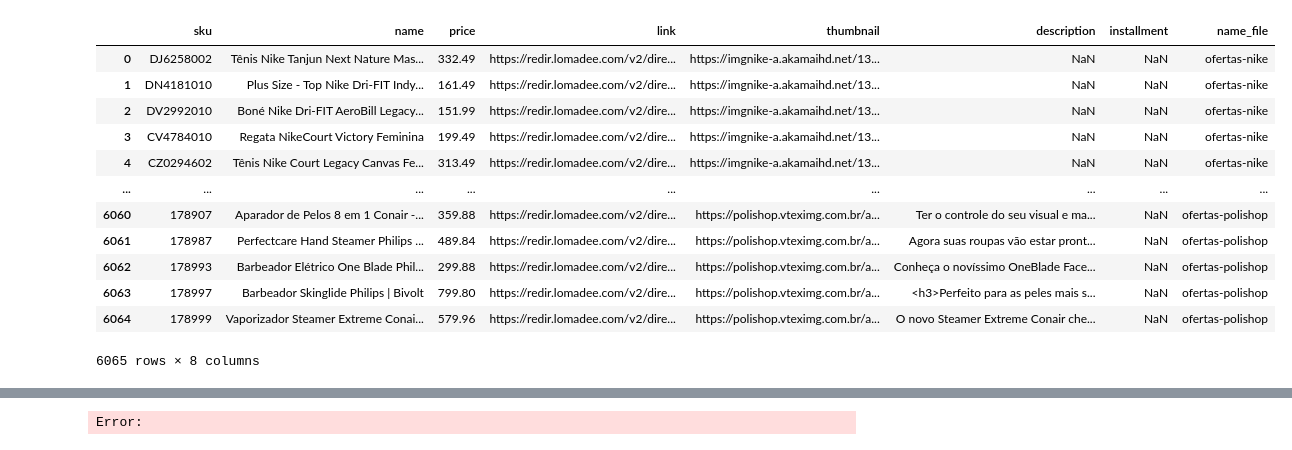
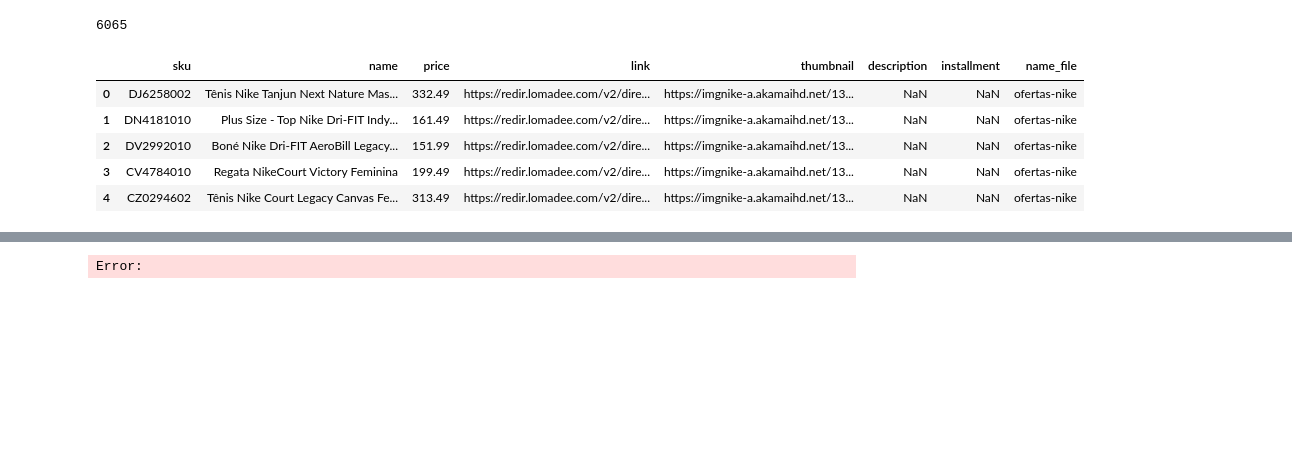
Before and after one commit to cezarbaque1/surprise-recomendacao, a Jupyter notebook: base_produtos.ipynb, the cells around one changed output, grey strips where cells are left out. Cells and saved outputs as stored; diff of their text form; code cells hidden in the pictures; blank space fills up the shorter version.

```diff
--- a/base_produtos.ipynb
+++ b/base_produtos.ipynb
@@ -6,32 +7,26 @@ import json
 # from langchain import *
 # %%
 directory = "ofertas"
-
 dataframes = []
 
 for file in glob.glob(os.path.join(directory, "*.xml")):
     # Ler o XML e converter para DataFrame
     df = pd.read_xml(file)
     df['name_file'] = file[8: len(file) -4]
     # Adicionar o DataFrame à lista
     dataframes.append(df)
 
 df = pd.concat(dataframes, ignore_index=True)
 
-df
+print(len(df))
+df.head()
 # %% [output]
+6065
 |  | sku | name | price | link | thumbnail | description | installment | name_file |
 | 0 | DJ6258002 | Tênis Nike Tanjun Next Nature Mas... | 332.49 | https://redir.lomadee.com/v2/dire... | https://imgnike-a.akamaihd.net/13... | NaN | NaN | ofertas-nike |
 | 1 | DN4181010 | Plus Size - Top Nike Dri-FIT Indy... | 161.49 | https://redir.lomadee.com/v2/dire... | https://imgnike-a.akamaihd.net/13... | NaN | NaN | ofertas-nike |
 | 2 | DV2992010 | Boné Nike Dri-FIT AeroBill Legacy... | 151.99 | https://redir.lomadee.com/v2/dire... | https://imgnike-a.akamaihd.net/13... | NaN | NaN | ofertas-nike |
 | 3 | CV4784010 | Regata NikeCourt Victory Feminina | 199.49 | https://redir.lomadee.com/v2/dire... | https://imgnike-a.akamaihd.net/13... | NaN | NaN | ofertas-nike |
 | 4 | CZ0294602 | Tênis Nike Court Legacy Canvas Fe... | 313.49 | https://redir.lomadee.com/v2/dire... | https://imgnike-a.akamaihd.net/13... | NaN | NaN | ofertas-nike |
-| ... | ... | ... | ... | ... | ... | ... | ... | ... |
-| 6060 | 178907 | Aparador de Pelos 8 em 1 Conair -... | 359.88 | https://redir.lomadee.com/v2/dire... | https://polishop.vteximg.com.br/a... | Ter o controle do seu visual e ma... | NaN | ofertas-polishop |
-| 6061 | 178987 | Perfectcare Hand Steamer Philips ... | 489.84 | https://redir.lomadee.com/v2/dire... | https://polishop.vteximg.com.br/a... | Agora suas roupas vão estar pront... | NaN | ofertas-polishop |
-| 6062 | 178993 | Barbeador Elétrico One Blade Phil... | 299.88 | https://redir.lomadee.com/v2/dire... | https://polishop.vteximg.com.br/a... | Conheça o novíssimo OneBlade Face... | NaN | ofertas-polishop |
-| 6063 | 178997 | Barbeador Skinglide Philips | Bivolt | 799.80 | https://redir.lomadee.com/v2/dire... | https://polishop.vteximg.com.br/a... | <h3>Perfeito para as peles mais s... | NaN | ofertas-polishop |
-| 6064 | 178999 | Vaporizador Steamer Extreme Conai... | 579.96 | https://redir.lomadee.com/v2/dire... | https://polishop.vteximg.com.br/a... | O novo Steamer Extreme Conair che... | NaN | ofertas-polishop |
-6065 rows × 8 columns
 # %%
 df['firstName'] = df['name'].str.split().str[0]
```
Also changed, not shown: parts of 7 cells of this notebook, 3 other files.
